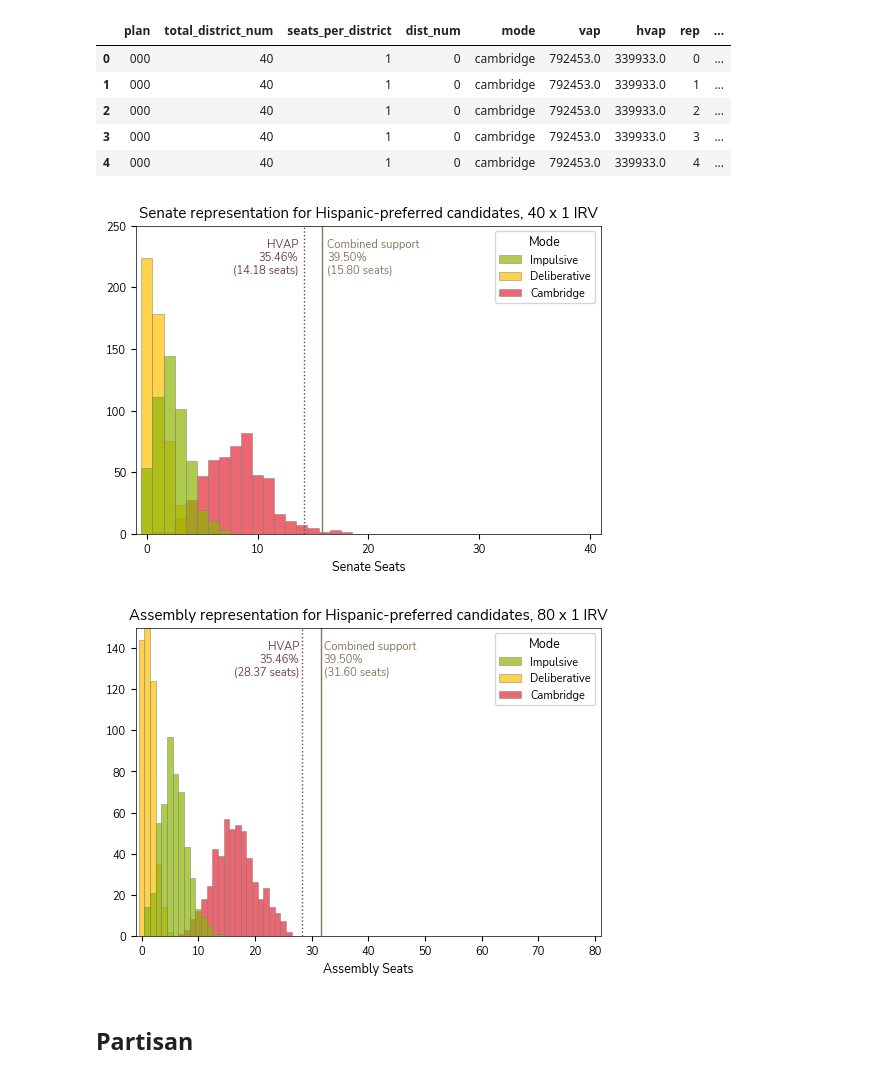
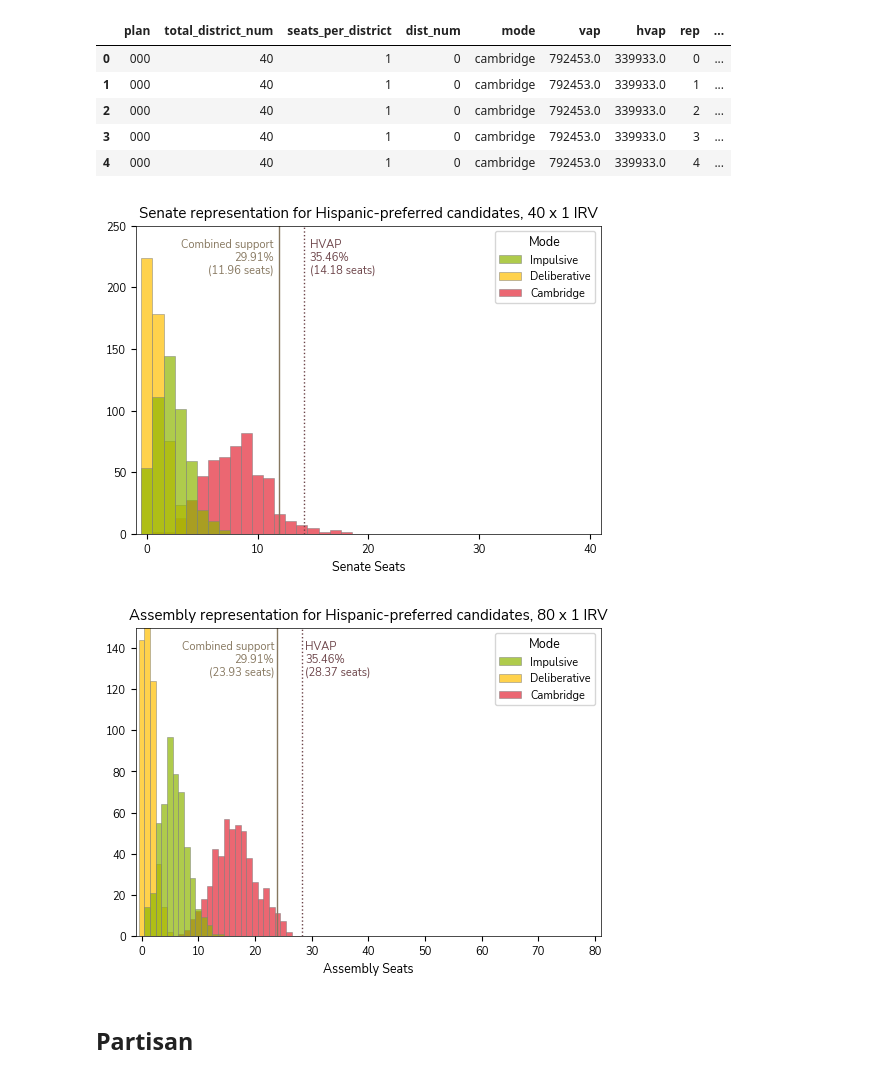
Before and after one commit to hanelee/ca_stv, a Jupyter notebook: process_results.ipynb, the cells around one changed output. Drawn from its saved outputs; the diff is of its cells as text; code cells hidden in the pictures.

Commit message:
Update figures
Delete old figures, change combined support for racial case to account for turnout.

```diff
--- a/process_results.ipynb
+++ b/process_results.ipynb
@@ -451,20 +451,20 @@ for dn, group_dn in agg.groupby("total_district_num"):
     color_hprop = 'xkcd:purplish brown'
 
     ## Add vertical line for combined support
-    h_cs_share = h_cs*dn*dist_seats[dn]
+    h_cs_share = h_cs_turnout*dn*dist_seats[dn]
     ax.axvline(
         h_cs_share, color=color_cs, linewidth=1,
         label=f"{h_share}"
     )
 
     rounded_cs = f"{h_cs_share:.2f}"
-    cs_text_label = f"Combined support\n{h_cs*100:.2f}%\n({h_cs_share:.2f} seats)"
+    cs_text_label = f"Combined support\n{h_cs_turnout*100:.2f}%\n({h_cs_share:.2f} seats)"
     ax.text(
-        h_cs_share + 0.5, # X-position: slightly to the right of the line
+        h_cs_share - 0.5, # X-position: slightly to the right of the line
         ylim * 0.90, # Y-position: 95% of the way up the plot
         cs_text_label,
         verticalalignment='center',
-        horizontalalignment='left',
+        horizontalalignment='right',
         fontsize=8,
         color=color_cs
     )
@@ -480,11 +480,11 @@ for dn, group_dn in agg.groupby("total_district_num"):
     text_label = f"HVAP\n{hprop*100:.2f}%\n({h_share:.2f} seats)"
 
     ax.text(
-        h_share - 0.5, # X-position: slightly to the right of the line
+        h_share + 0.5, # X-position: slightly to the right of the line
         ylim * 0.90, # Y-position: 95% of the way up the plot
         text_label,
         verticalalignment='center',
-        horizontalalignment='right',
+        horizontalalignment='left',
         fontsize=8,
         color=color_hprop
     )
@@ -1010,49 +1010,49 @@ for dn, group_dn in agg.groupby("total_district_num"):
     color_hprop = 'xkcd:purplish brown'
 
     ## Add vertical line for combined support
-    h_cs_share = h_cs*dn*dist_seats[dn]
+    h_cs_share = h_cs_turnout*dn*dist_seats[dn]
     ax.axvline(
         h_cs_share, color=color_cs, linewidth=1,
         label=f"{h_cs_share}"
     )
 
     rounded_cs = f"{h_cs_share:.2f}"
-    cs_text_label = f"Combined support\n{h_cs*100:.2f}%\n({h_cs_share:.2f} seats)"
+    cs_text_label = f"Combined support\n{h_cs_turnout*100:.2f}%\n({h_cs_share:.2f} seats)"
     ax.text(
-        h_cs_share + 0.5, # X-position: slightly to the right of the line
+        h_cs_share - 0.5, # X-position: slightly to the right of the line
         ylim * 0.90, # Y-position: 95% of the way up the plot
         cs_text_label,
         verticalalignment='center',
-        horizontalalignment='left',
+        horizontalalignment='right',
         fontsize=8,
         color=color_cs
     )
 
     ## Add vertical line for population proprotionate share
     # Add dotted vertical line at hprop * seats
     h_share = hprop*dn*dist_seats[dn]
     ax.axvline(
         h_share, color=color_hprop, linestyle=':', linewidth=1,
         label=f"{h_share}"
     )
 
     text_label = f"HVAP\n{hprop*100:.2f}%\n({h_share:.2f} seats)"
 
     ax.text(
-        h_share - 0.5, # X-position: slightly to the right of the line
+        h_share + 0.5, # X-position: slightly to the right of the line
         ylim * 0.90, # Y-position: 95% of the way up the plot
         text_label,
         verticalalignment='center',
-        horizontalalignment='right',
+        horizontalalignment='left',
         fontsize=8,
         color=color_hprop
     )
 
     # Save figure
     plt.savefig(f"figures/hispanic_seats_{dn}_IRV_bymode_turn_h0.4_pih0.75_pio0.8_ahh0.25_aho0.75_aoh0.6_aoo0.5.png", dpi=300, bbox_inches='tight')
 # %% [output]
-[figure, old version]
+[figure, new version]
-[figure, old version]
+[figure, new version]
 # %% [markdown]
 ## Partisan
 # %%
```
Also changed, not shown: parts of 1 cell of this notebook, 20 other files.
